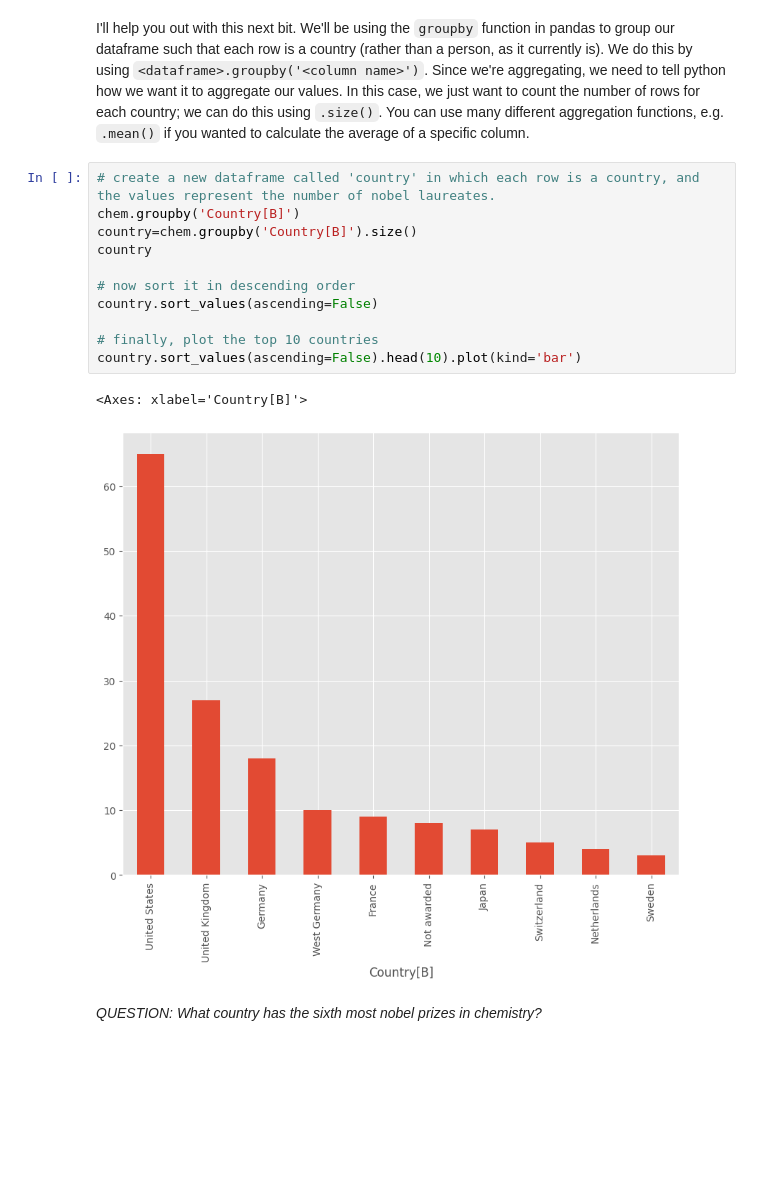
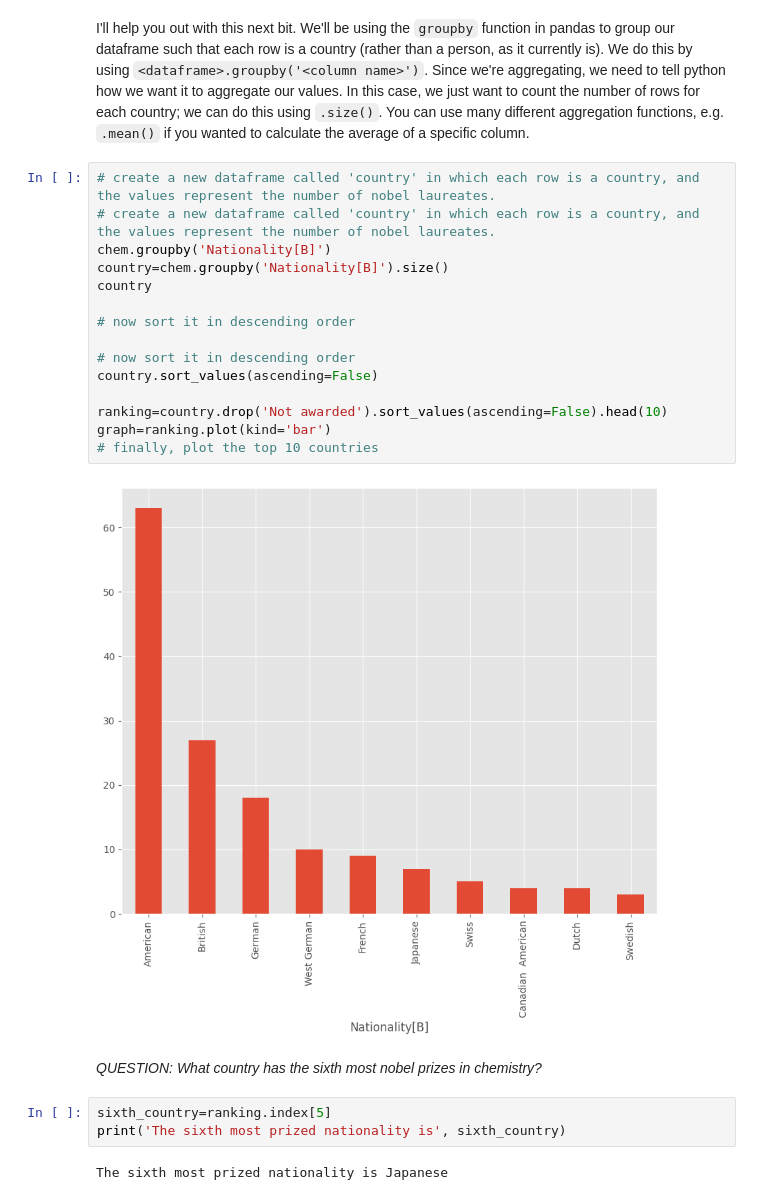
Before and after one commit to yui661/QM2, a Jupyter notebook: notebooks/W02. Pandas.ipynb, the cells around one changed output. Cells and saved outputs as stored; diff of their text form; blank space fills up the shorter version.

```diff
--- a/notebooks/W02. Pandas.ipynb
+++ b/notebooks/W02. Pandas.ipynb
@@ -584,17 +599,25 @@ chem
 I'll help you out with this next bit. We'll be using the `groupby` function in pandas to group our dataframe such that each row is a country (rather than a person, as it currently is). We do this by using `<dataframe>.groupby('<column name>')`. Since we're aggregating, we need to tell python how we want it to aggregate our values. In this case, we just want to count the number of rows for each country; we can do this using `.size()`. You can use many different aggregation functions, e.g. `.mean()` if you wanted to calculate the average of a specific column.
 # %%
 # create a new dataframe called 'country' in which each row is a country, and the values represent the number of nobel laureates.
-chem.groupby('Country[B]')
-country=chem.groupby('Country[B]').size()
+# create a new dataframe called 'country' in which each row is a country, and the values represent the number of nobel laureates.
+chem.groupby('Nationality[B]')
+country=chem.groupby('Nationality[B]').size()
 country
+
+# now sort it in descending order
 
 # now sort it in descending order
 country.sort_values(ascending=False)
 
+ranking=country.drop('Not awarded').sort_values(ascending=False).head(10)
+graph=ranking.plot(kind='bar')
 # finally, plot the top 10 countries
-country.sort_values(ascending=False).head(10).plot(kind='bar')
 # %% [output]
-<Axes: xlabel='Country[B]'>
-[figure, old version]
+[figure, new version]
 # %% [markdown]
 *QUESTION: What country has the sixth most nobel prizes in chemistry?*
+# %%
+sixth_country=ranking.index[5]
+print('The sixth most prized nationality is', sixth_country)
+# %% [output]
+The sixth most prized nationality is Japanese
```
Also changed, not shown: parts of 6 cells of this notebook.
